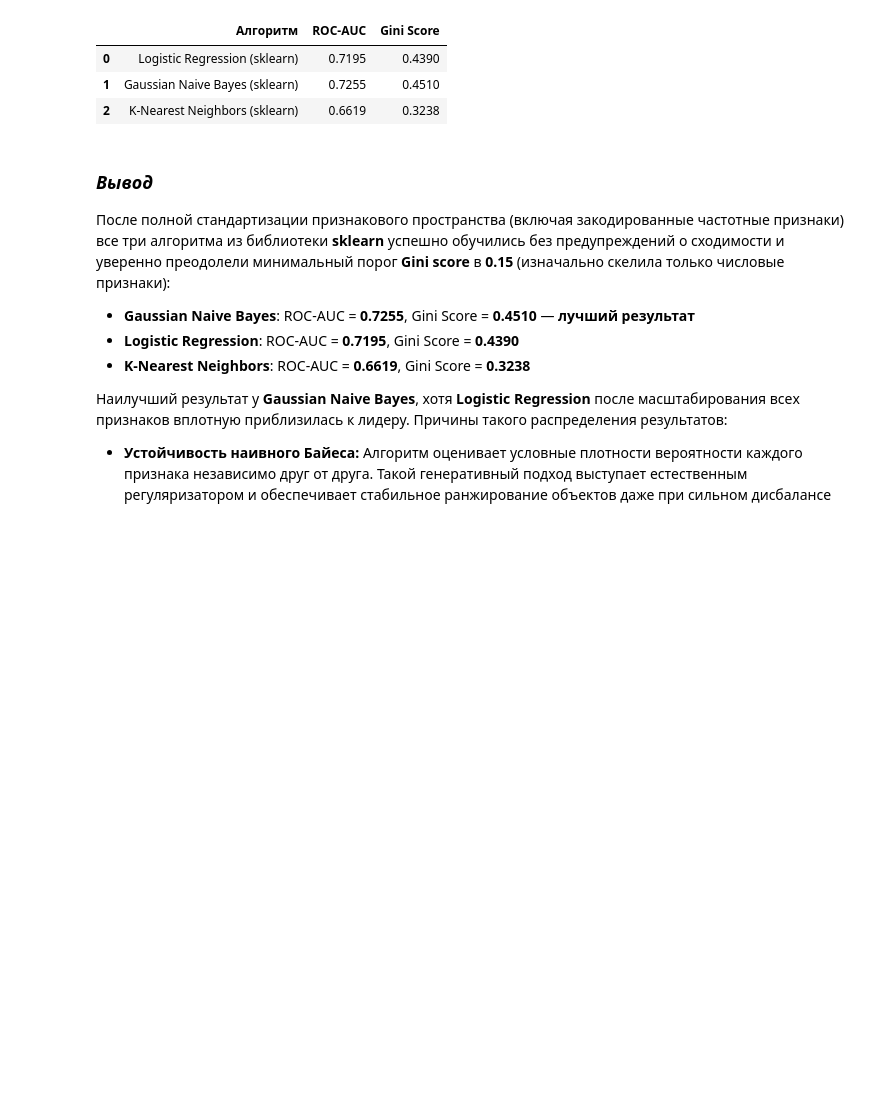
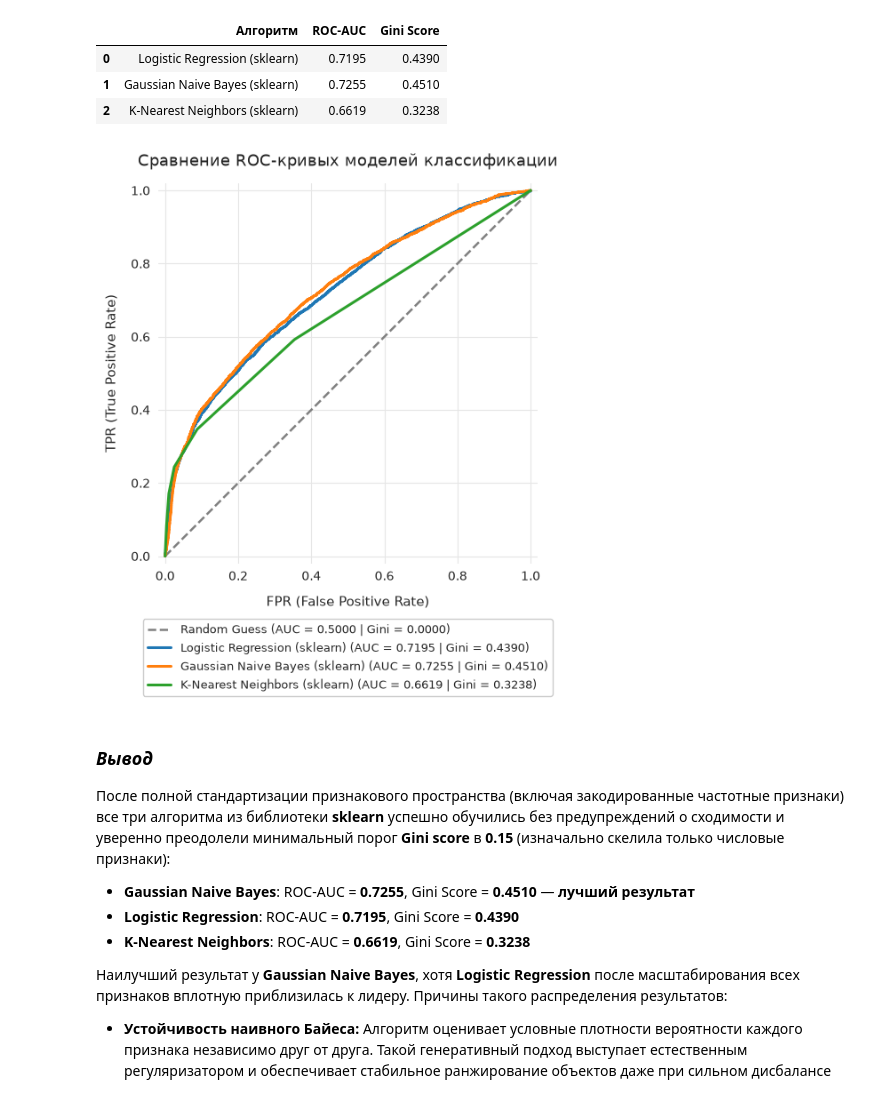
Before and after one commit to RunForJoy/ml-classification-metrics, a Jupyter notebook: src/ml_4.ipynb, the cells around one changed output. Drawn from its saved outputs; the diff is of its cells as text; code cells hidden in the pictures; blank space fills up the shorter version.

```diff
--- a/src/ml_4.ipynb
+++ b/src/ml_4.ipynb
@@ -685,7 +685,9 @@ results_df
 | 2 | K-Nearest Neighbors (sklearn) | 0.6619 | 0.3238 |
 # %%
 fig_roc = ml_utils.plot_models_roc_curves(y_valid, preds_dict)
-fig_roc.show()
+fig_roc
+# %% [output]
+[figure, added]
 # %% [markdown]
 ### ***Вывод***
 
```
Also changed, not shown: parts of 6 cells of this notebook, 1 other file.
